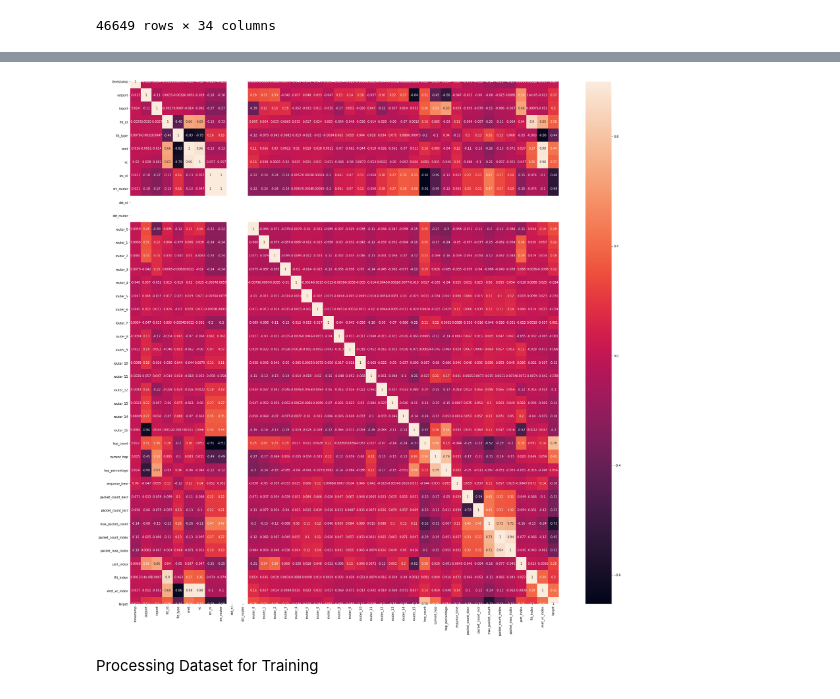
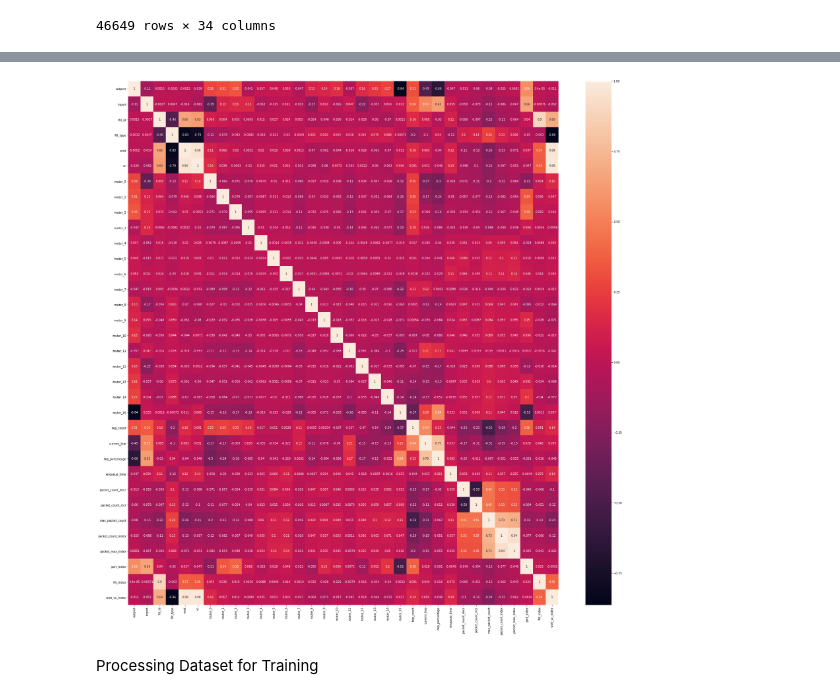
Before and after one commit to chamikasudusinghe/nocml, a Jupyter notebook: synth ver 1.1/out-model.ipynb, the cells around one changed output, grey strips where cells are left out. Saved outputs shown, nothing was run; the diff lists cells and outputs as text; code cells hidden in the pictures.

```diff
--- a/synth ver 1.1/out-model.ipynb
+++ b/synth ver 1.1/out-model.ipynb
@@ -165,9 +164,9 @@ train_X.corr()
 # %%
-plt.figure(figsize=(32,32))
-sns.heatmap(df.corr(), annot = True)
+plt.figure(figsize=(34,34))
+sns.heatmap(train_X.corr(), annot = True)
 plt.show()
 # %% [output]
-[figure, old version]
+[figure, new version]
 # %% [markdown]
 Processing Dataset for Training
 # %%
```
Also changed, not shown: parts of 68 cells of this notebook.
